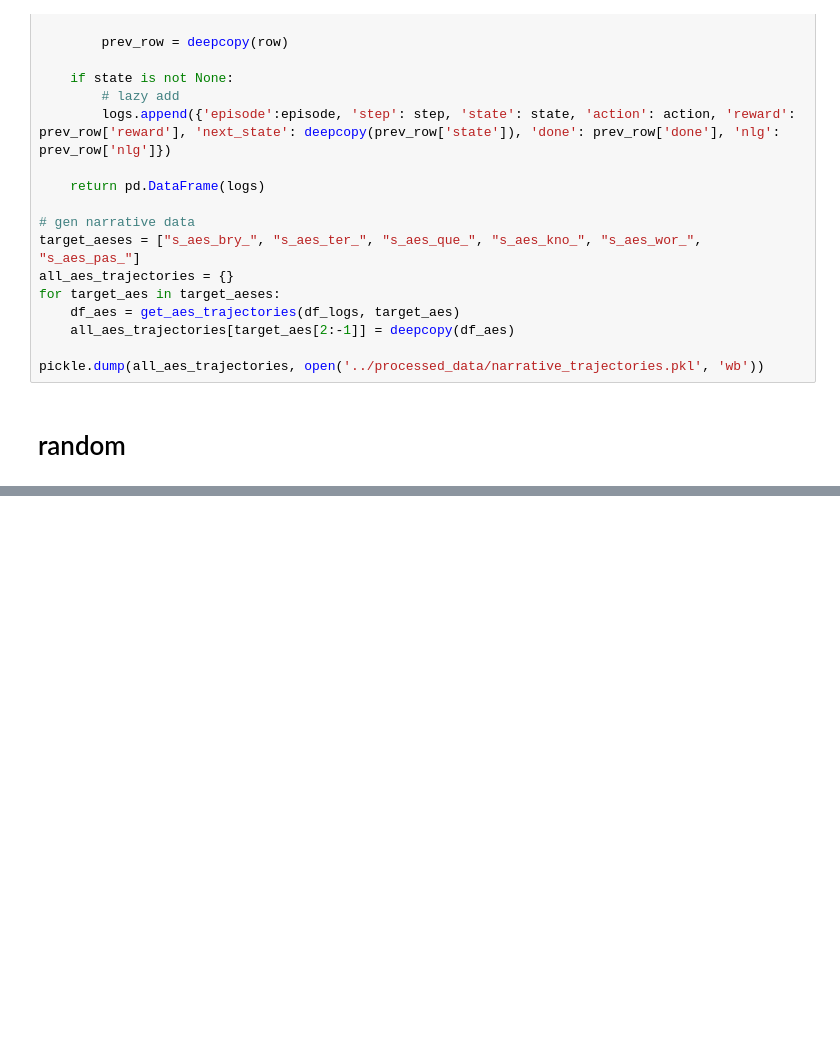
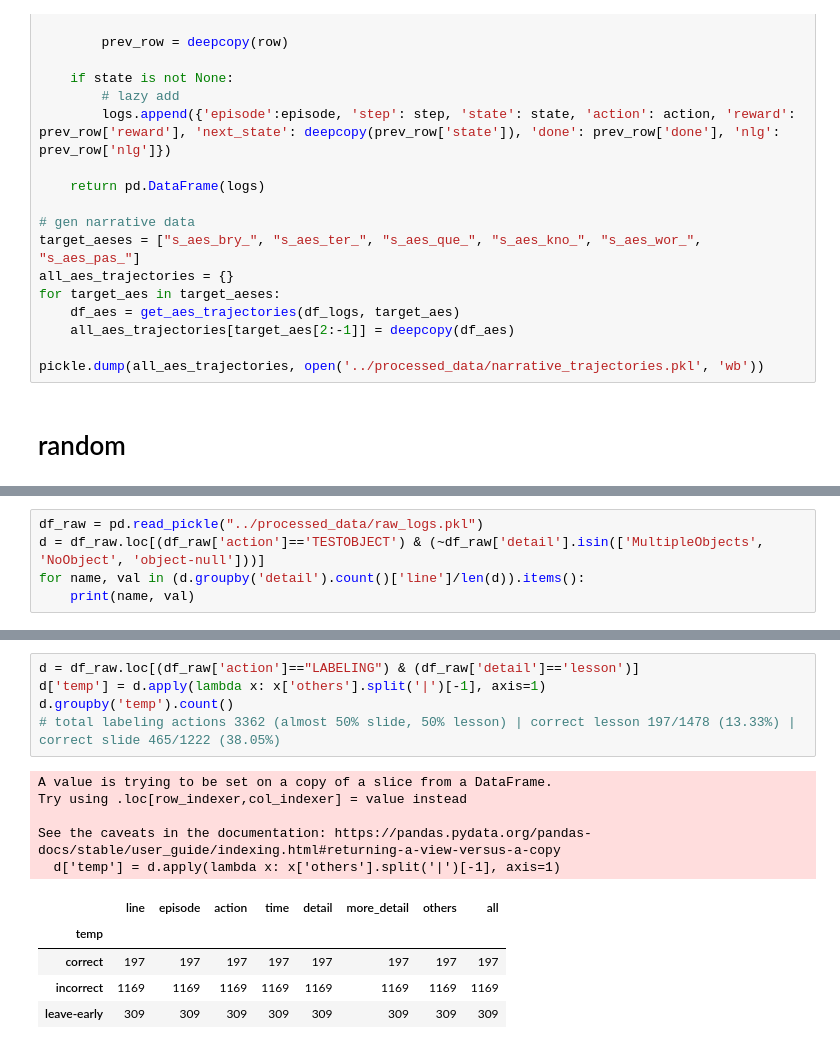
Before and after one commit to FahmidMorshed/CrystalIsland-RL, a Jupyter notebook: src/data_preprocessing.ipynb, the cells around one changed output, grey strips where cells are left out. Cells and saved outputs as stored; diff of their text form; blank space fills up the shorter version.

```diff
--- a/src/data_preprocessing.ipynb
+++ b/src/data_preprocessing.ipynb
@@ -594,0 +630,5 @@ df
+# %%
+df_raw = pd.read_pickle("../processed_data/raw_logs.pkl")
+d = df_raw.loc[(df_raw['action']=='TESTOBJECT') & (~df_raw['detail'].isin(['MultipleObjects', 'NoObject', 'object-null']))]
+for name, val in (d.groupby('detail').count()['line']/len(d)).items():
+    print(name, val)
@@ -594,0 +653,16 @@ df
+# %%
+d = df_raw.loc[(df_raw['action']=="LABELING") & (df_raw['detail']=='lesson')]
+d['temp'] = d.apply(lambda x: x['others'].split('|')[-1], axis=1)
+d.groupby('temp').count()
+# total labeling actions 3362 (almost 50% slide, 50% lesson) | correct lesson 197/1478 (13.33%) | correct slide 465/1222 (38.05%)
+# %% [output]
+A value is trying to be set on a copy of a slice from a DataFrame.
+Try using .loc[row_indexer,col_indexer] = value instead
+
+See the caveats in the documentation: https://pandas.pydata.org/pandas-docs/stable/user_guide/indexing.html#returning-a-view-versus-a-copy
+  d['temp'] = d.apply(lambda x: x['others'].split('|')[-1], axis=1)
+|  | line | episode | action | time | detail | more_detail | others | all |
+| temp |  |  |  |  |  |  |  |  |
+| correct | 197 | 197 | 197 | 197 | 197 | 197 | 197 | 197 |
+| incorrect | 1169 | 1169 | 1169 | 1169 | 1169 | 1169 | 1169 | 1169 |
+| leave-early | 309 | 309 | 309 | 309 | 309 | 309 | 309 | 309 |
```
Also changed, not shown: parts of 11 cells of this notebook, 19 other files.
